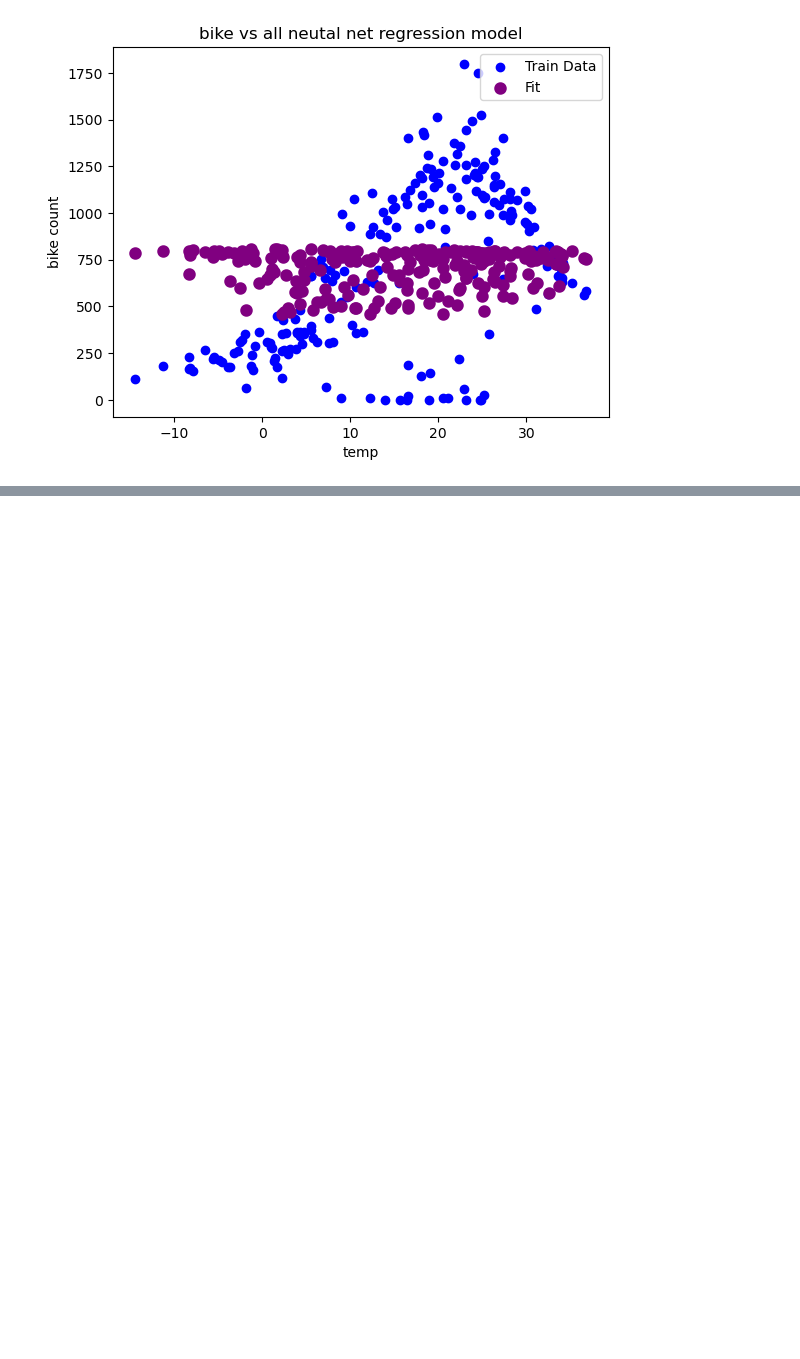
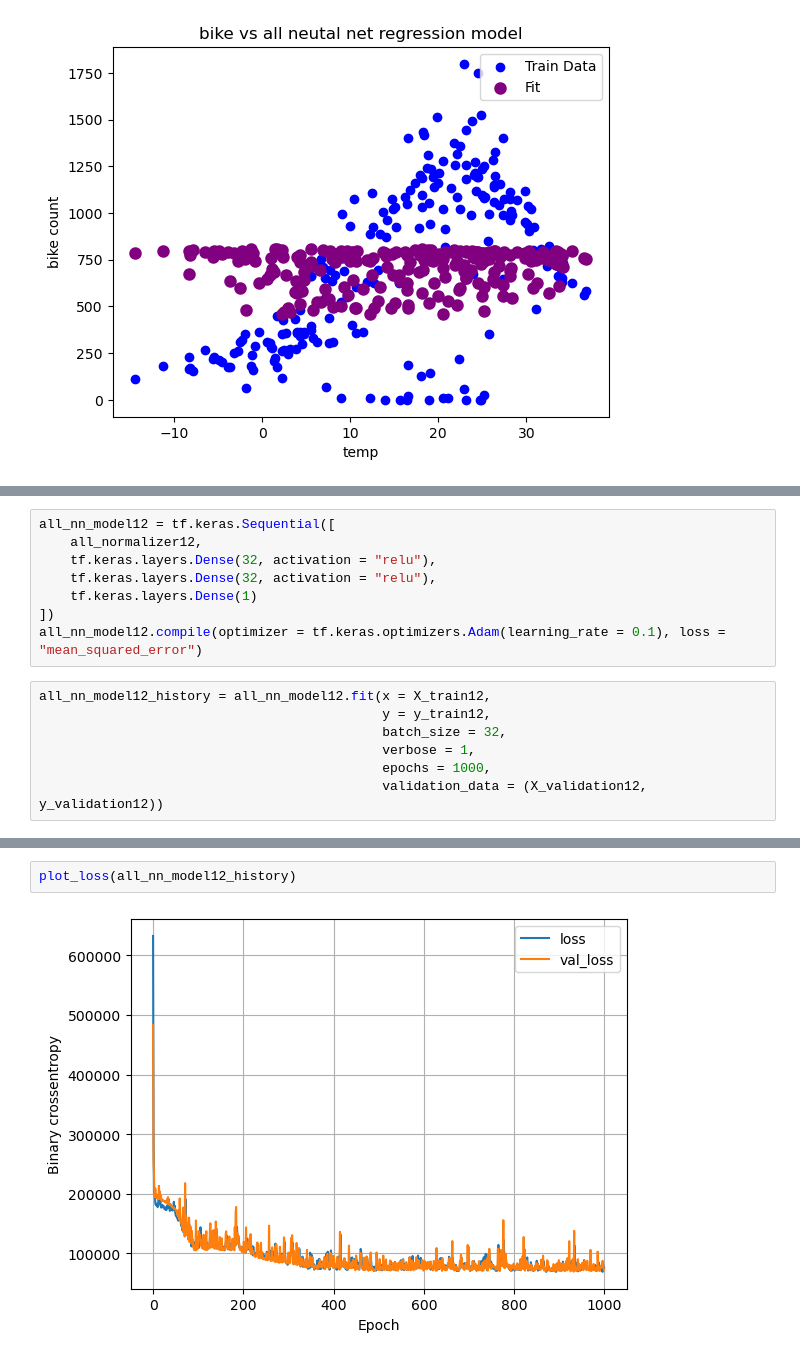
Before and after one commit to aswathr/ml_learn_fcc, a Jupyter notebook: 2_seoul_bike_demand.ipynb, the cells around one changed output, grey strips where cells are left out. Cells and saved outputs as stored; diff of their text form; blank space fills up the shorter version.

```diff
--- a/2_seoul_bike_demand.ipynb
+++ b/2_seoul_bike_demand.ipynb
@@ -397,0 +466,15 @@ plt.show()
+# %%
+all_nn_model12 = tf.keras.Sequential([
+    all_normalizer12,
+    tf.keras.layers.Dense(32, activation = "relu"),
+    tf.keras.layers.Dense(32, activation = "relu"),
+    tf.keras.layers.Dense(1)
+])
+all_nn_model12.compile(optimizer = tf.keras.optimizers.Adam(learning_rate = 0.1), loss = "mean_squared_error")
+# %%
+all_nn_model12_history = all_nn_model12.fit(x = X_train12,
+                                            y = y_train12,
+                                            batch_size = 32,
+                                            verbose = 1,
+                                            epochs = 1000,
+                                            validation_data = (X_validation12, y_validation12))
@@ -397,0 +499,4 @@ plt.show()
+# %%
+plot_loss(all_nn_model12_history)
+# %% [output]
+[figure, added]
```
Also changed, not shown: parts of 18 cells of this notebook.
